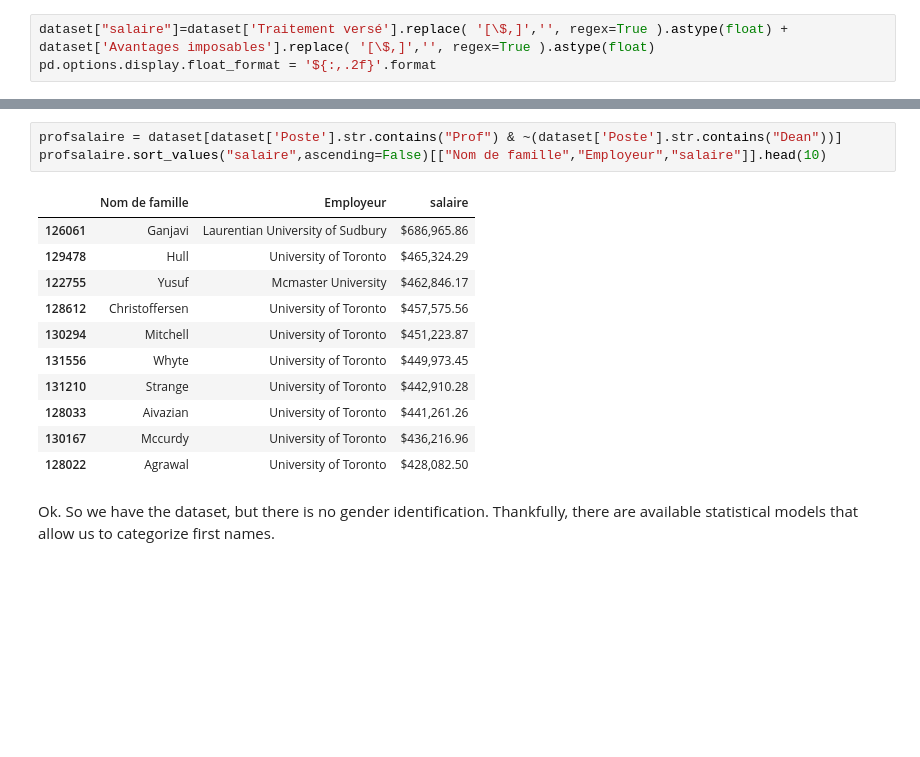
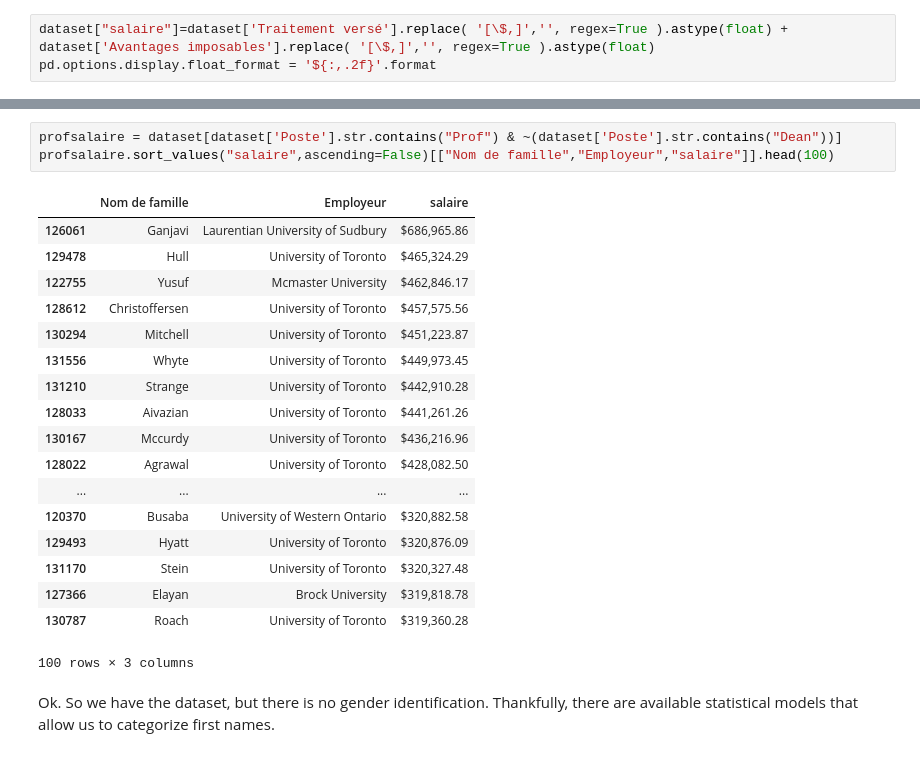
Before and after one commit to lemire/technolab, a Jupyter notebook: genderequity/salaries.ipynb, the cells around one changed output, grey strips where cells are left out. Saved outputs shown, nothing was run; the diff lists cells and outputs as text; blank space fills up the shorter version.

```diff
--- a/genderequity/salaries.ipynb
+++ b/genderequity/salaries.ipynb
@@ -75,18 +75,25 @@ salaireparposte[["Poste","salairemean"]].set_index('Poste').head(10)
 # %%
 profsalaire = dataset[dataset['Poste'].str.contains("Prof") & ~(dataset['Poste'].str.contains("Dean"))]
-profsalaire.sort_values("salaire",ascending=False)[["Nom de famille","Employeur","salaire"]].head(10)
+profsalaire.sort_values("salaire",ascending=False)[["Nom de famille","Employeur","salaire"]].head(100)
 # %% [output]
 |  | Nom de famille | Employeur | salaire |
 | 126061 | Ganjavi | Laurentian University of Sudbury | $686,965.86 |
 | 129478 | Hull | University of Toronto | $465,324.29 |
 | 122755 | Yusuf | Mcmaster University | $462,846.17 |
 | 128612 | Christoffersen | University of Toronto | $457,575.56 |
 | 130294 | Mitchell | University of Toronto | $451,223.87 |
 | 131556 | Whyte | University of Toronto | $449,973.45 |
 | 131210 | Strange | University of Toronto | $442,910.28 |
 | 128033 | Aivazian | University of Toronto | $441,261.26 |
 | 130167 | Mccurdy | University of Toronto | $436,216.96 |
 | 128022 | Agrawal | University of Toronto | $428,082.50 |
+| ... | ... | ... | ... |
+| 120370 | Busaba | University of Western Ontario | $320,882.58 |
+| 129493 | Hyatt | University of Toronto | $320,876.09 |
+| 131170 | Stein | University of Toronto | $320,327.48 |
+| 127366 | Elayan | Brock University | $319,818.78 |
+| 130787 | Roach | University of Toronto | $319,360.28 |
+100 rows × 3 columns
 # %% [markdown]
 Ok. So we have the dataset, but there is no gender identification. Thankfully, there are available statistical models that allow us to categorize first names.
 # %%
```
Also changed, not shown: parts of 11 cells of this notebook, 3 other files.
